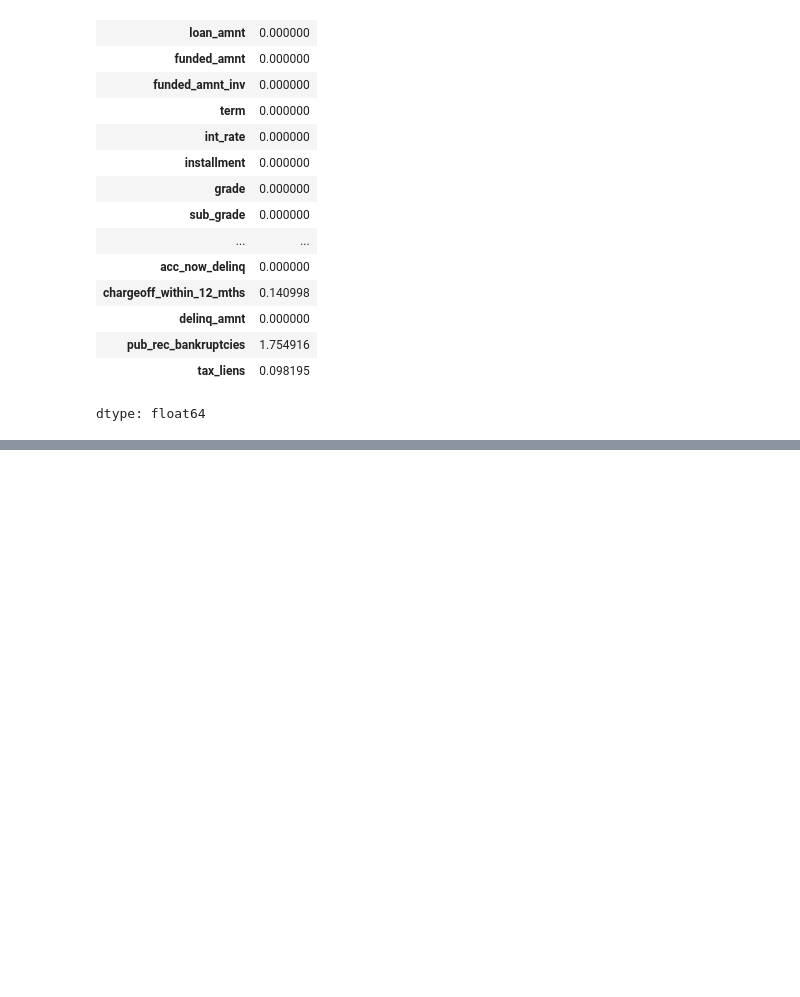
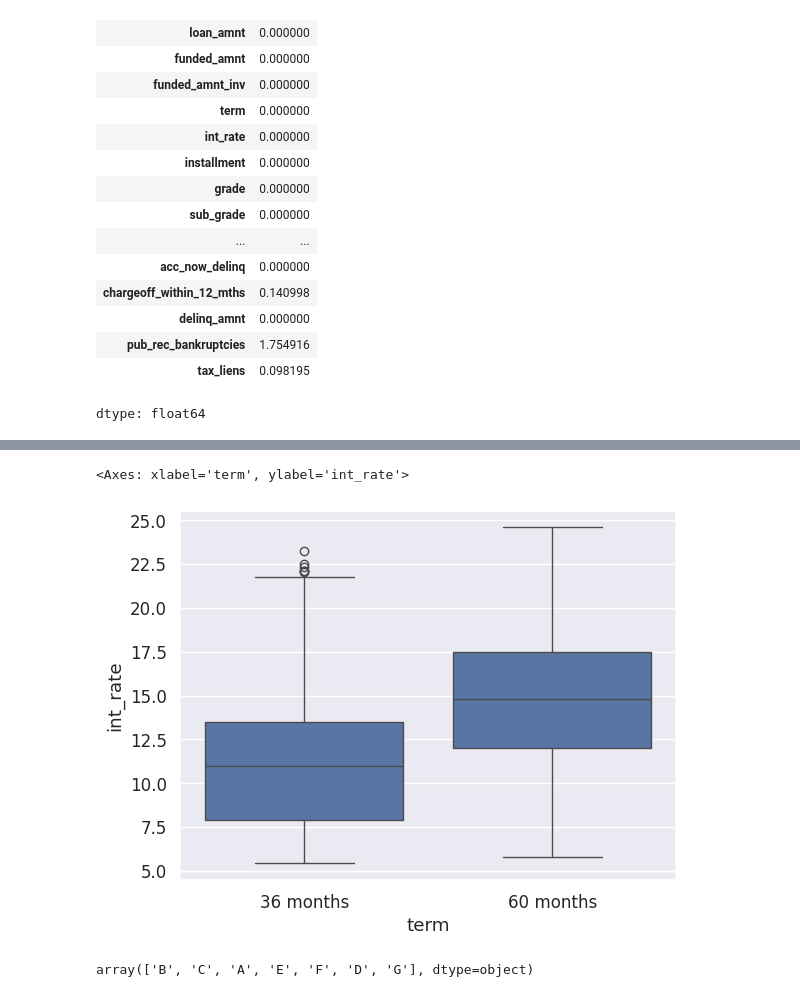
Before and after one commit to InsightByHarshit/Loan-Data-Analysis, a Jupyter notebook: Loan_Data.ipynb, the cells around one changed output, grey strips where cells are left out. Cells and saved outputs as stored; diff of their text form; code cells hidden in the pictures; blank space fills up the shorter version.

```diff
--- a/Loan_Data.ipynb
+++ b/Loan_Data.ipynb
@@ -430,0 +237,9 @@ plt.show()
+# %%
+sns.boxplot(x = 'term', y = 'int_rate', data=new)
+# %% [output]
+<Axes: xlabel='term', ylabel='int_rate'>
+[figure, added]
+# %%
+new['grade'].unique()
+# %% [output]
+array(['B', 'C', 'A', 'E', 'F', 'D', 'G'], dtype=object)
```
Also changed, not shown: parts of 40 cells of this notebook.
